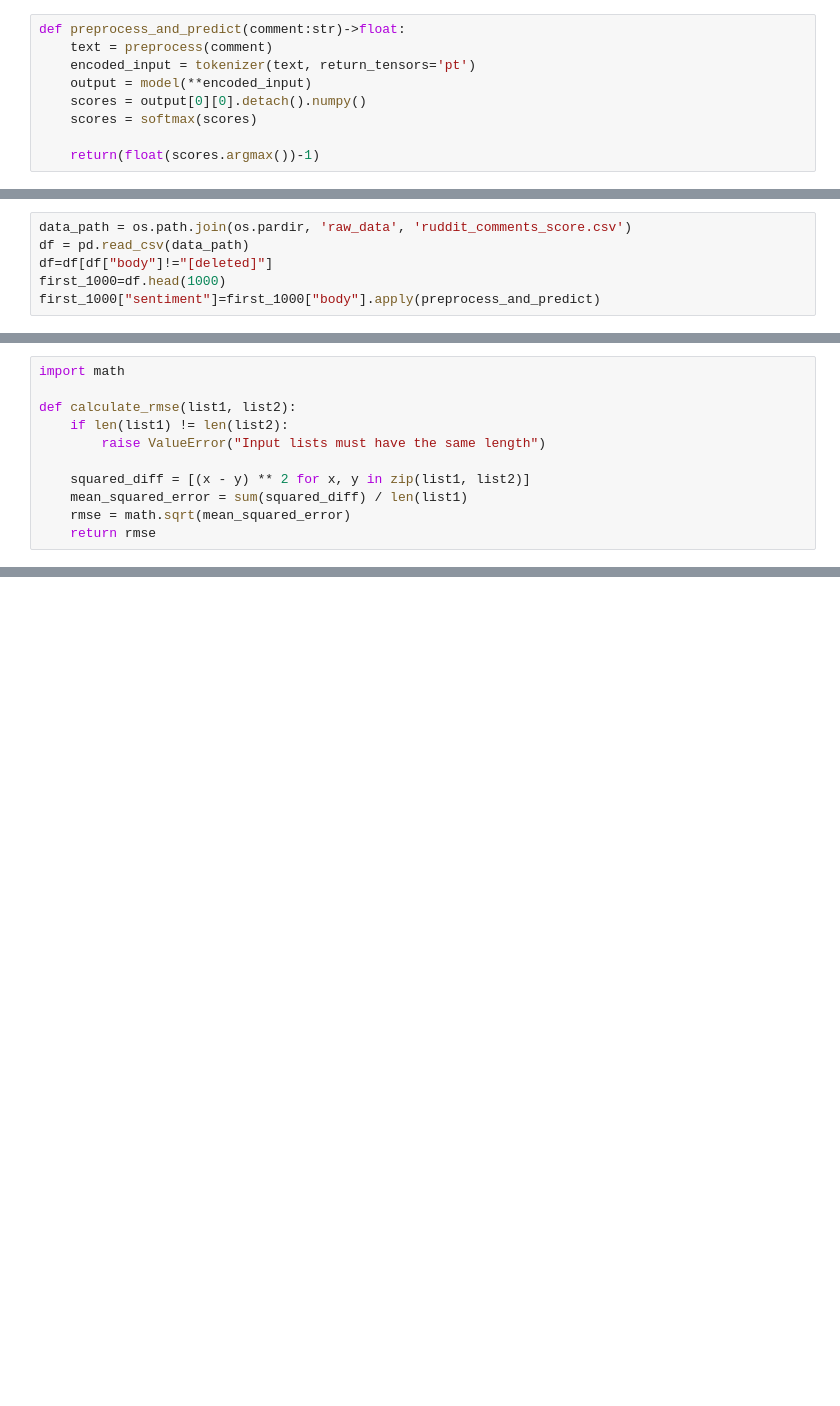
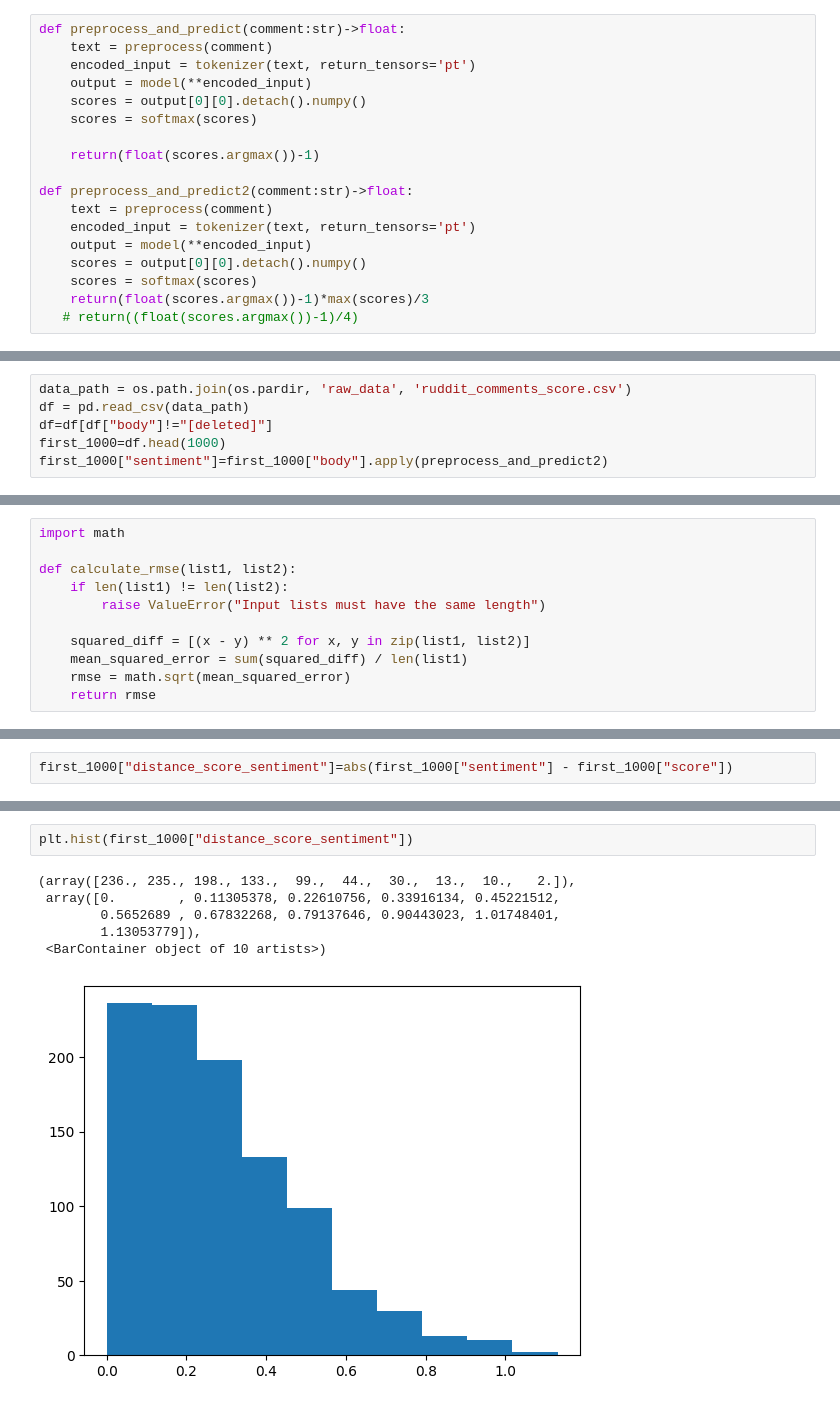
Before and after one commit to VoeP/reddit_sentiment, a Jupyter notebook: notebooks/sentiment_voep.ipynb, the cells around one changed output, grey strips where cells are left out. Cells and saved outputs as stored; diff of their text form; blank space fills up the shorter version.

```diff
--- a/notebooks/sentiment_voep.ipynb
+++ b/notebooks/sentiment_voep.ipynb
@@ -64,6 +64,15 @@ def preprocess_and_predict(comment:str)->float:
     scores = softmax(scores)
 
     return(float(scores.argmax())-1)
+
+def preprocess_and_predict2(comment:str)->float:
+    text = preprocess(comment)
+    encoded_input = tokenizer(text, return_tensors='pt')
+    output = model(**encoded_input)
+    scores = output[0][0].detach().numpy()
+    scores = softmax(scores)
+    return(float(scores.argmax())-1)*max(scores)/3
+   # return((float(scores.argmax())-1)/4)
 # %% [markdown]
 ### Test on a simple string.
 # %%
@@ -81,7 +90,7 @@ data_path = os.path.join(os.pardir, 'raw_data', 'ruddit_comments_score.csv')
 df = pd.read_csv(data_path)
 df=df[df["body"]!="[deleted]"]
 first_1000=df.head(1000)
-first_1000["sentiment"]=first_1000["body"].apply(preprocess_and_predict)
+first_1000["sentiment"]=first_1000["body"].apply(preprocess_and_predict2)
 # %% [output]
 A value is trying to be set on a copy of a slice from a DataFrame.
 Try using .loc[row_indexer,col_indexer] = value instead
@@ -109,0 +117,2 @@ RMSE is really bad as expected because toxicity is a normal distribution centere
+# %%
+first_1000["distance_score_sentiment"]=abs(first_1000["sentiment"] - first_1000["score"])
@@ -109,0 +125,9 @@ RMSE is really bad as expected because toxicity is a normal distribution centere
+# %%
+plt.hist(first_1000["distance_score_sentiment"])
+# %% [output]
+(array([236., 235., 198., 133.,  99.,  44.,  30.,  13.,  10.,   2.]),
+ array([0.        , 0.11305378, 0.22610756, 0.33916134, 0.45221512,
+        0.5652689 , 0.67832268, 0.79137646, 0.90443023, 1.01748401,
+        1.13053779]),
+ <BarContainer object of 10 artists>)
+[figure, added]
```
Also changed, not shown: parts of 11 cells of this notebook, 5 other files.
